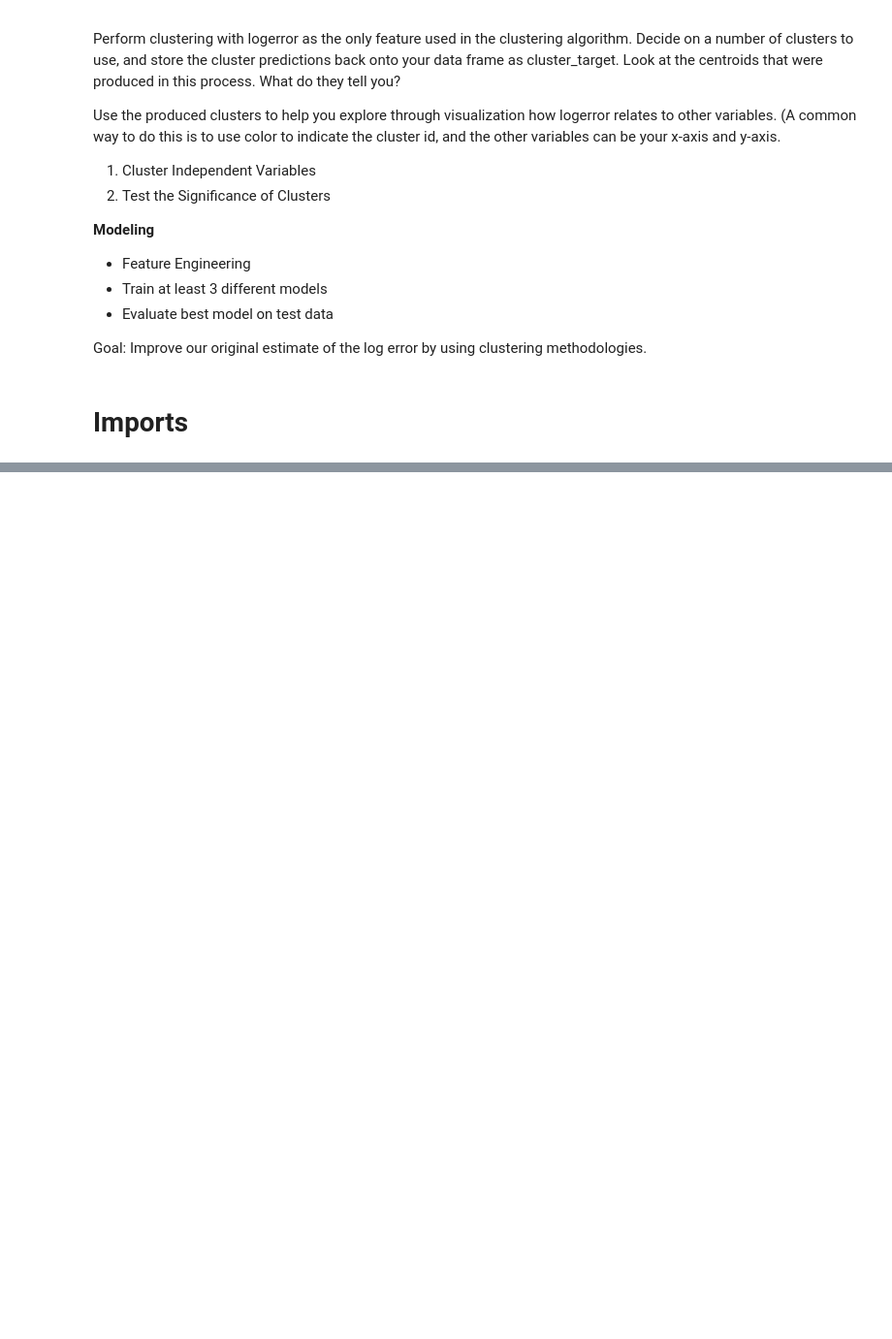
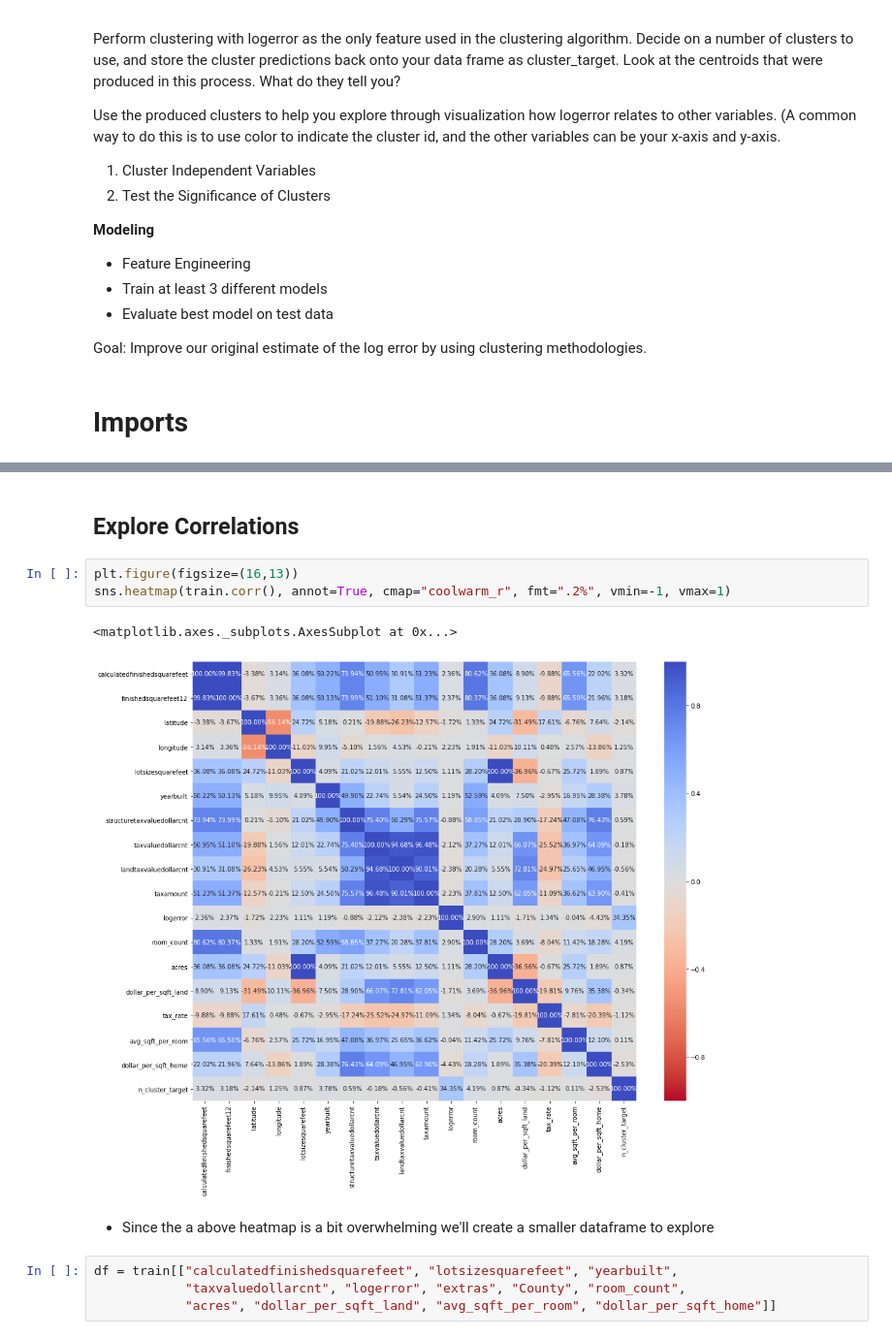
Before and after one commit to zillow-willow/zillow_clustering, a Jupyter notebook: zillow_logerror_report.ipynb, the cells around one changed output, grey strips where cells are left out. Shown at 97% size. Saved outputs shown, nothing was run; the diff lists cells and outputs as text; blank space fills up the shorter version.

```diff
--- a/zillow_logerror_report.ipynb
+++ b/zillow_logerror_report.ipynb
@@ -46,0 +166,14 @@ Goal: Improve our original estimate of the log error by using clustering methodo
+# %% [markdown]
+## Explore Correlations
+# %%
+plt.figure(figsize=(16,13))
+sns.heatmap(train.corr(), annot=True, cmap="coolwarm_r", fmt=".2%", vmin=-1, vmax=1)
+# %% [output]
+<matplotlib.axes._subplots.AxesSubplot at 0x...>
+[figure, added]
+# %% [markdown]
+- Since the a above heatmap is a bit overwhelming we'll create a smaller dataframe to explore
+# %%
+df = train[["calculatedfinishedsquarefeet", "lotsizesquarefeet", "yearbuilt",
+            "taxvaluedollarcnt", "logerror", "extras", "County", "room_count",
+            "acres", "dollar_per_sqft_land", "avg_sqft_per_room", "dollar_per_sqft_home"]]
```
Also changed, not shown: parts of 48 cells of this notebook.
